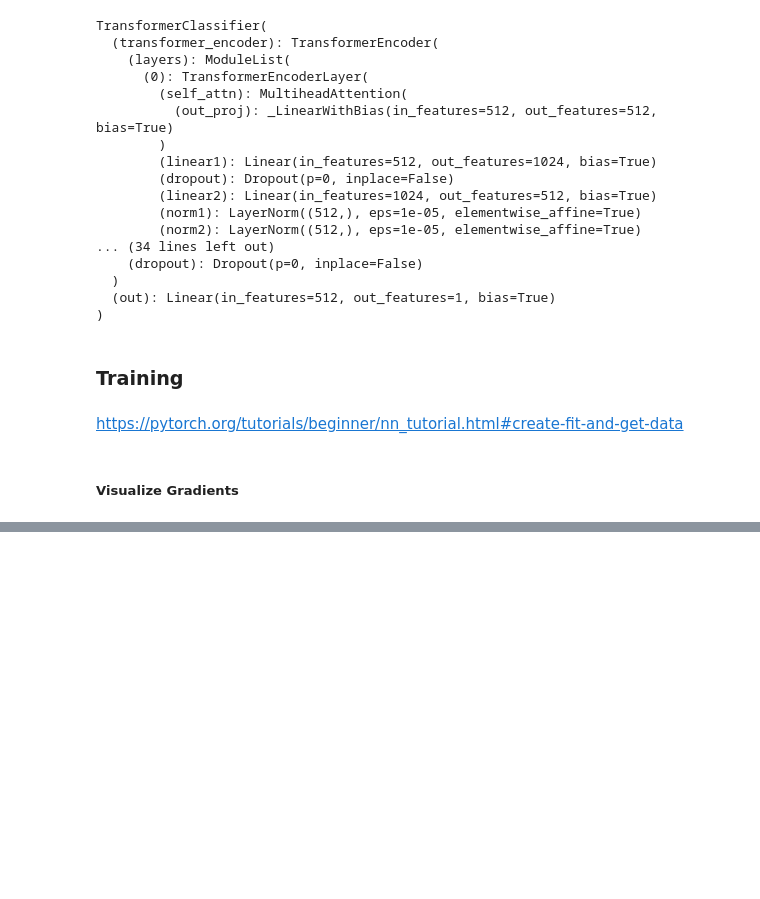
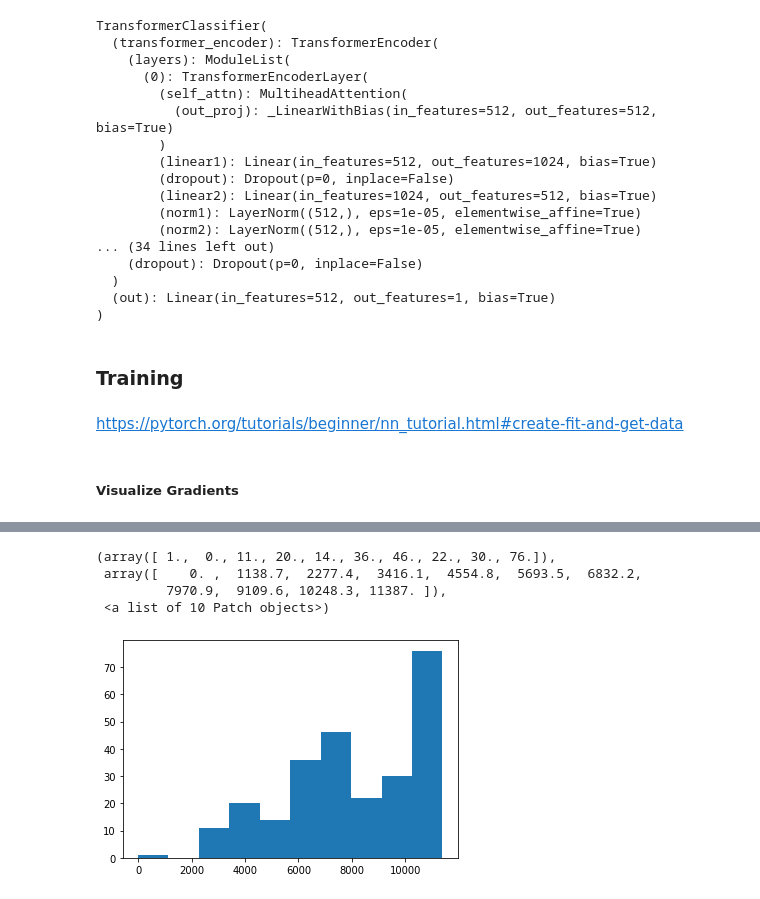
Before and after one commit to nisarahamedk/kaggle-riid, a Jupyter notebook: notebooks/riid-pytorch-transformers_debug.ipynb, the cells around one changed output, grey strips where cells are left out. Saved outputs shown, nothing was run; the diff lists cells and outputs as text; code cells hidden in the pictures; blank space fills up the shorter version.

```diff
--- a/notebooks/riid-pytorch-transformers_debug.ipynb
+++ b/notebooks/riid-pytorch-transformers_debug.ipynb
@@ -544,0 +511,3 @@ roc_auc_score(y_true, preds.to("cpu").detach().numpy())
+# %%
+ds = RiidDataset(user_groups, window_length=128, batch_size=128, n_batches=1)
+train_dl = DataLoader(ds)
@@ -544,0 +560,8 @@ roc_auc_score(y_true, preds.to("cpu").detach().numpy())
+# %%
+plt.hist(X_batch[0, :, :, 0].detach().flatten().cpu().numpy())
+# %% [output]
+(array([ 1.,  0., 11., 20., 14., 36., 46., 22., 30., 76.]),
+ array([    0. ,  1138.7,  2277.4,  3416.1,  4554.8,  5693.5,  6832.2,
+         7970.9,  9109.6, 10248.3, 11387. ]),
+ <a list of 10 Patch objects>)
+[figure, added]
```
Also changed, not shown: parts of 48 cells of this notebook.
